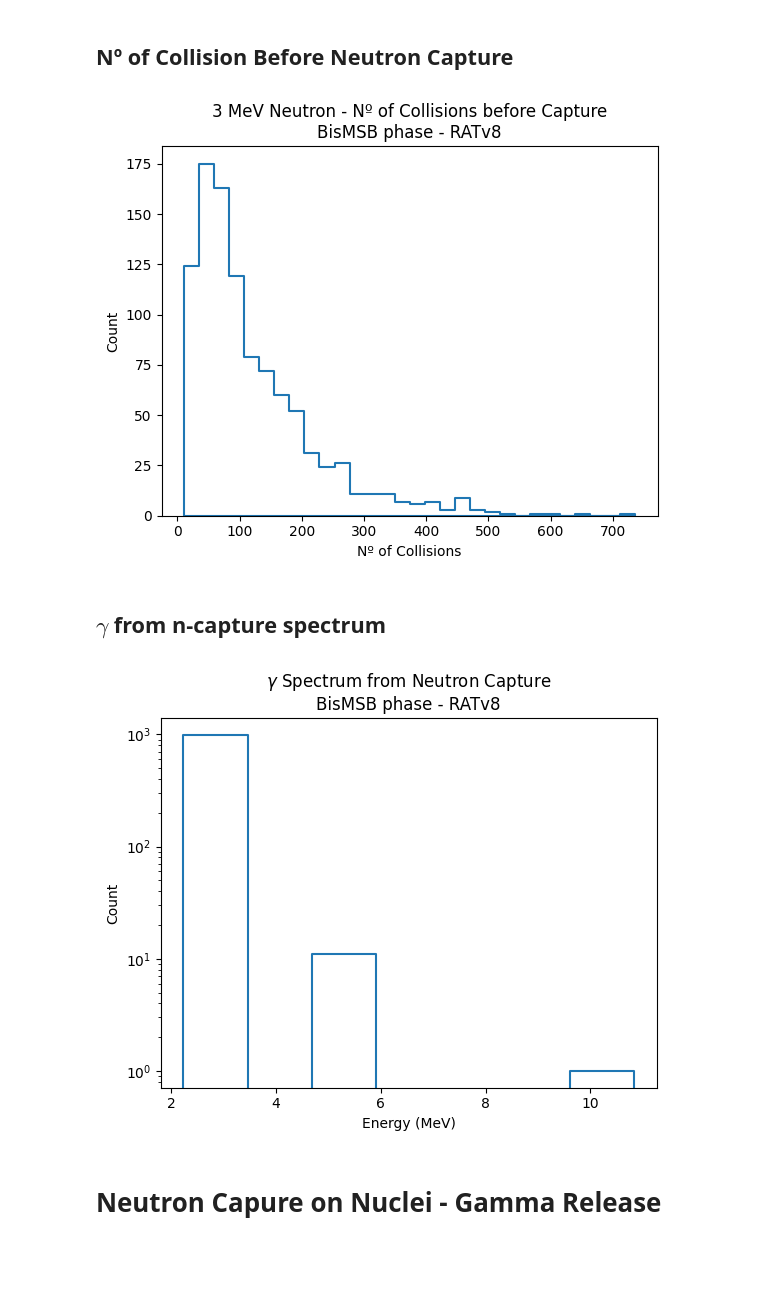
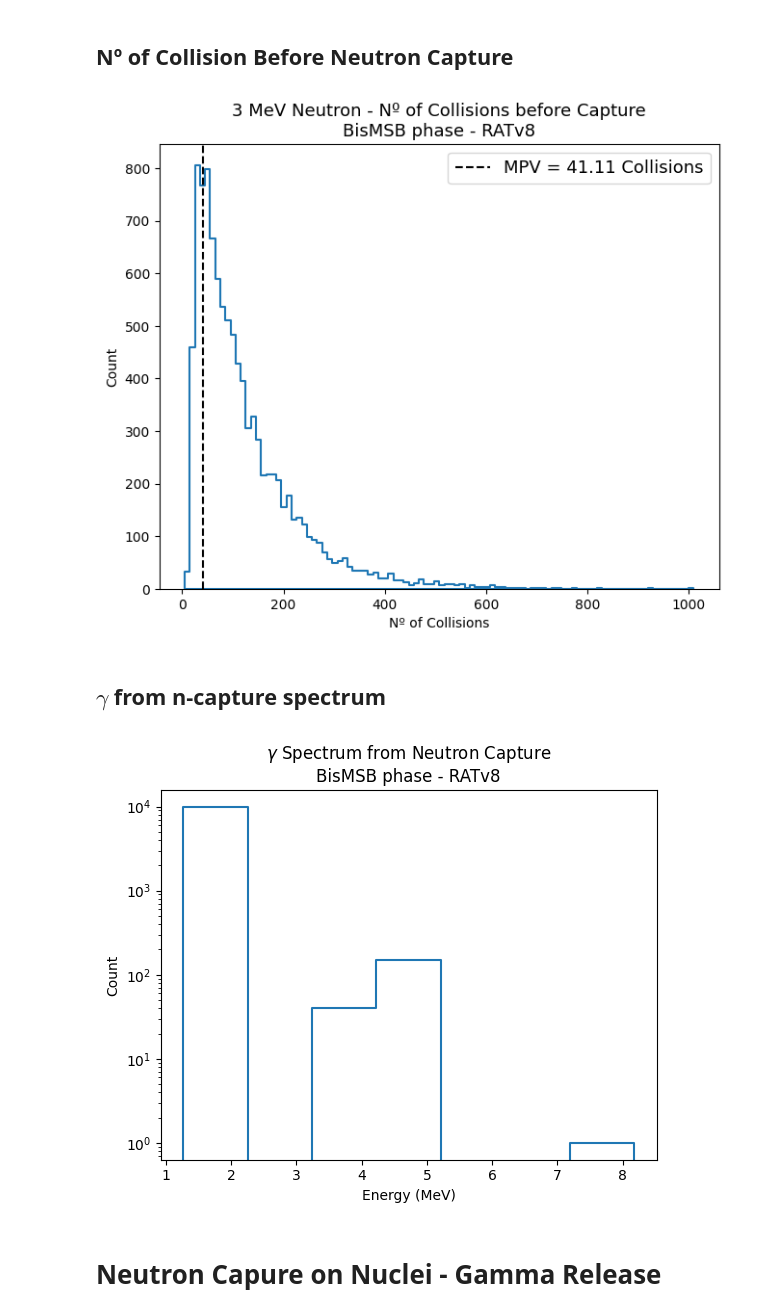
Before and after one commit to joankl/rat_tests, a Jupyter notebook: rat_v8/neutrons/analysis/neutron analysis.ipynb, the cells around one changed output. Saved outputs shown, nothing was run; the diff lists cells and outputs as text; code cells hidden in the pictures; blank space fills up the shorter version.

```diff
--- a/rat_v8/neutrons/analysis/neutron analysis.ipynb
+++ b/rat_v8/neutrons/analysis/neutron analysis.ipynb
@@ -31,15 +37,27 @@ def set_ticks(ax, min_mark, maj_mark):
 # %% [markdown]
 # Load Data
 # %%
-fdir = 'C:/Users/joanc/jupyter_notebooks/rat_tests/rat_v8/neutrons/results/'
+#fdir = 'C:/Users/joanc/jupyter_notebooks/rat_tests/rat_v8/neutrons/results/'
+fdir = '/home/joankl/data/rat_test/rat_v8/neutrons/np_files/'
+fdir_list = glob.glob(fdir + 'neutron_3MeV_*.npz')
 
-neutron_data = np.load(fdir + 'neutron_data_3MeV.npz')
+neutron_distance = np.array([])    # Neutron Capture Distance (mm)
+time_capture = np.array([])        # Neutron Capture Time (ns)
+gammas_energy = np.array([])       # Energy of Released Gammas after neutron Capture (MeV)
+step_count = np.array([])          # Nº of steps = Nº of collisions before neutron capture
+capture_nuclei_code = np.array([]) # code of heavy nuclei that captures the neutron
 
-neutron_distance = neutron_data['distances']  # Neutron Capture Distance
-time_capture = neutron_data['capture_times']  # Neutron Capture Time
-gammas_energy = neutron_data['gamma_energies'] # Energy of Released Gammas after neutron Capture
-step_count = neutron_data['step_counts']       # Nº of steps = Nº of collisions before neutron capture
-capture_nuclei_code = neutron_data['capture_nuclei'] # code of heavy nuclei that captures the neutron
+for fdir_i in fdir_list:
+    neutron_data = np.load(fdir_i)
+
+    neutron_distance = np.append(neutron_distance, neutron_data['distances'])
+    time_capture = np.append(time_capture, neutron_data['capture_times'] )
+    gammas_energy = np.append(gammas_energy, neutron_data['gamma_energies'])
+    step_count = np.append(step_count, neutron_data['step_counts'])
+    capture_nuclei_code = np.append(capture_nuclei_code, neutron_data['capture_nuclei'])
+
+
+time_capture = time_capture*1e-3  #Transform units from nanoseconds to microseconds
 # %% [markdown]
 # Plots
 # %% [markdown]
@@ -73,17 +123,29 @@ plt.show()
 # %% [markdown]
 ## Nº of Collision Before Neutron Capture
 # %%
-bins = 30
+bins = 'auto'
+
+# ---- Fit Procedure: Use the Landau definition provided by the package pylandau which follows the approximation in http://dx.doi.org/10.1016/0010-4655(84)90085-7  ----
+counts, bin_edges = np.histogram(step_count, bins=bins, density=True)
+bin_centers = (bin_edges[:-1] + bin_edges[1:]) / 2
+opt_val, _ = curve_fit(pylandau.landau, bin_centers, counts, p0=[50, 5])
+
+mpv = opt_val[0]
+
+# ---- Plots Contruction ----
+fig, axes = plt.subplots(figsize=(7.5,6))
 
 sn.histplot(step_count, bins = bins, element = 'step', alpha=0, linewidth = 1.5)
-
-plt.title('3 MeV Neutron - Nº of Collisions before Capture'+ '\n' +'BisMSB phase - RATv8')
+plt.axvline(mpv, label = rf'MPV = {mpv:.2f} Collisions', color = 'black', ls = '--')
 
 plt.xlabel('Nº of Collisions')
+plt.legend(fontsize = 13)
+
+plt.title('3 MeV Neutron - Nº of Collisions before Capture'+ '\n' +'BisMSB phase - RATv8', fontsize = 13)
 
 plt.show()
 # %% [output]
-[figure, old version]
+[figure, new version]
 # %% [markdown]
 ## $\gamma$ from n-capture spectrum
 # %%
@@ -99,7 +161,7 @@ plt.yscale('log')
 
 plt.show()
 # %% [output]
-[figure, old version]
+[figure, new version]
 # %% [markdown]
 # Neutron Capure on Nuclei - Gamma Release
 # %%
```
Also changed, not shown: parts of 4 cells of this notebook, 1 other file.
